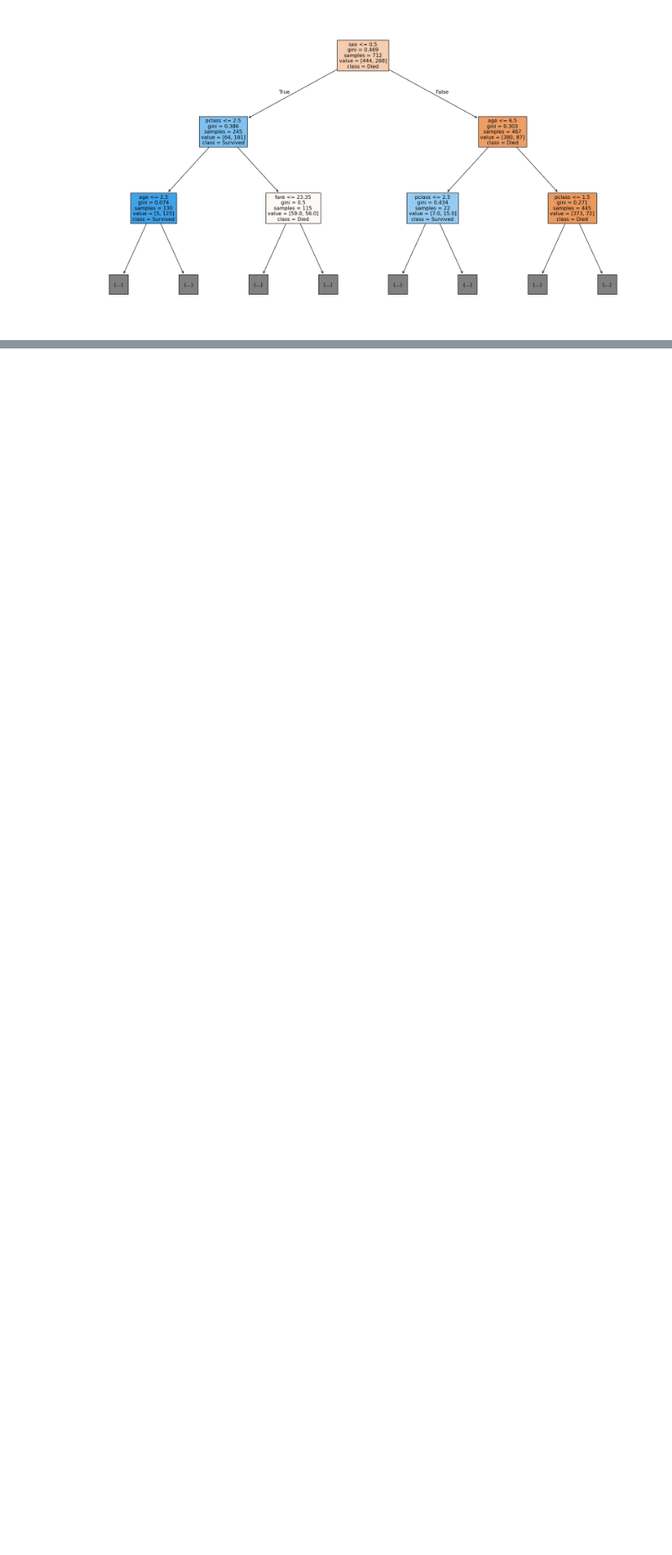
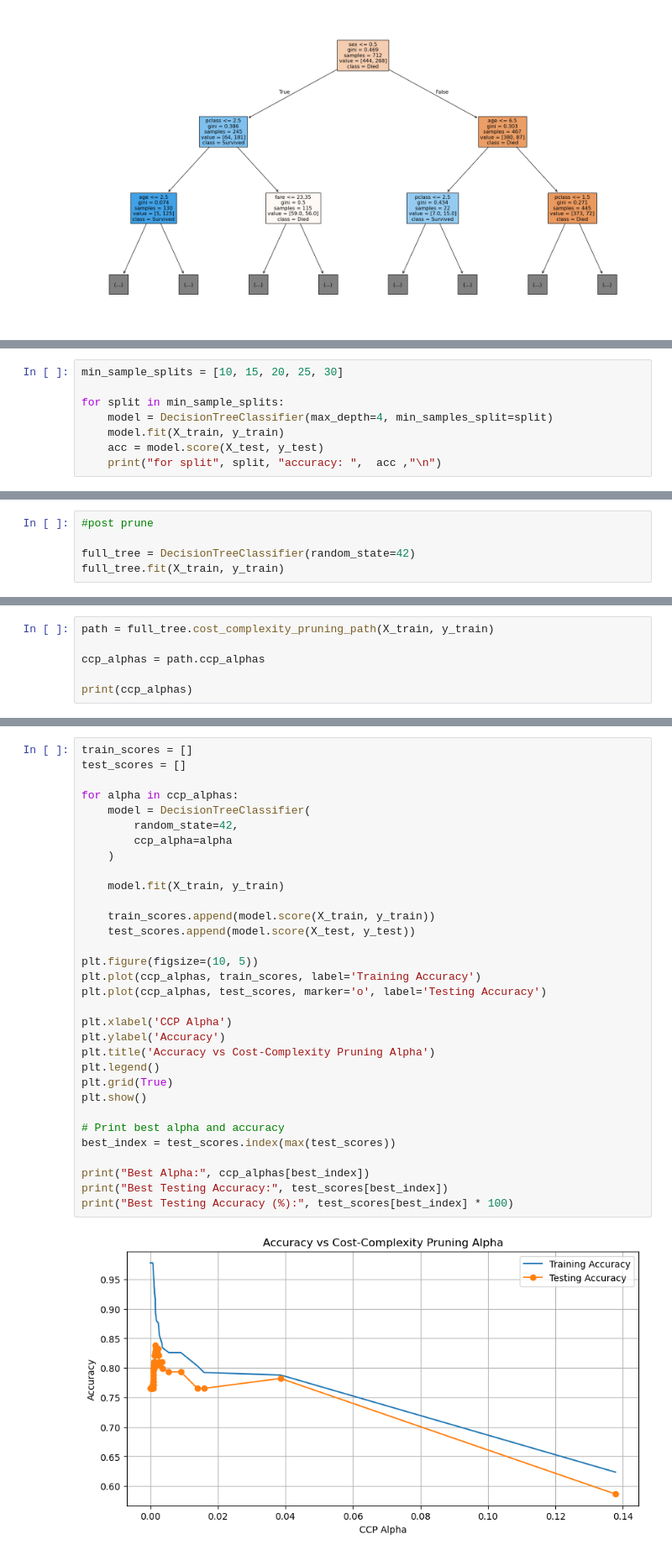
Before and after one commit to jeet1439/Supervised_learning, a Jupyter notebook: decision_tree.ipynb, the cells around one changed output, grey strips where cells are left out. Shown at 84% size. Saved outputs shown, nothing was run; the diff lists cells and outputs as text; blank space fills up the shorter version.

Commit message:
pre-post prune in DT

```diff
--- a/decision_tree.ipynb
+++ b/decision_tree.ipynb
@@ -123,0 +150,8 @@ plt.show()
+# %%
+min_sample_splits = [10, 15, 20, 25, 30]
+
+for split in min_sample_splits:
+    model = DecisionTreeClassifier(max_depth=4, min_samples_split=split)
+    model.fit(X_train, y_train)
+    acc = model.score(X_test, y_test)
+    print("for split", split, "accuracy: ",  acc ,"\n")
@@ -123,0 +168,5 @@ plt.show()
+# %%
+#post prune
+
+full_tree = DecisionTreeClassifier(random_state=42)
+full_tree.fit(X_train, y_train)
@@ -123,0 +175,6 @@ plt.show()
+# %%
+path = full_tree.cost_complexity_pruning_path(X_train, y_train)
+
+ccp_alphas = path.ccp_alphas
+
+print(ccp_alphas)
@@ -123,0 +200,34 @@ plt.show()
+# %%
+train_scores = []
+test_scores = []
+
+for alpha in ccp_alphas:
+    model = DecisionTreeClassifier(
+        random_state=42,
+        ccp_alpha=alpha
+    )
+
+    model.fit(X_train, y_train)
+
+    train_scores.append(model.score(X_train, y_train))
+    test_scores.append(model.score(X_test, y_test))
+
+plt.figure(figsize=(10, 5))
+plt.plot(ccp_alphas, train_scores, label='Training Accuracy')
+plt.plot(ccp_alphas, test_scores, marker='o', label='Testing Accuracy')
+
+plt.xlabel('CCP Alpha')
+plt.ylabel('Accuracy')
+plt.title('Accuracy vs Cost-Complexity Pruning Alpha')
+plt.legend()
+plt.grid(True)
+plt.show()
+
+# Print best alpha and accuracy
+best_index = test_scores.index(max(test_scores))
+
+print("Best Alpha:", ccp_alphas[best_index])
+print("Best Testing Accuracy:", test_scores[best_index])
+print("Best Testing Accuracy (%):", test_scores[best_index] * 100)
+# %% [output]
+[figure, added]
```
Also changed, not shown: parts of 7 cells of this notebook.
